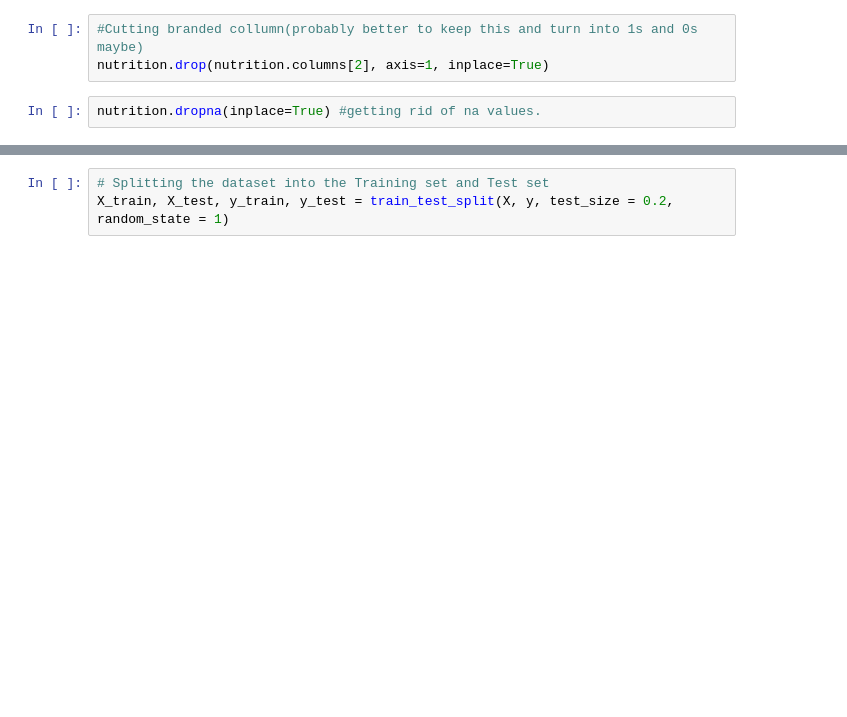
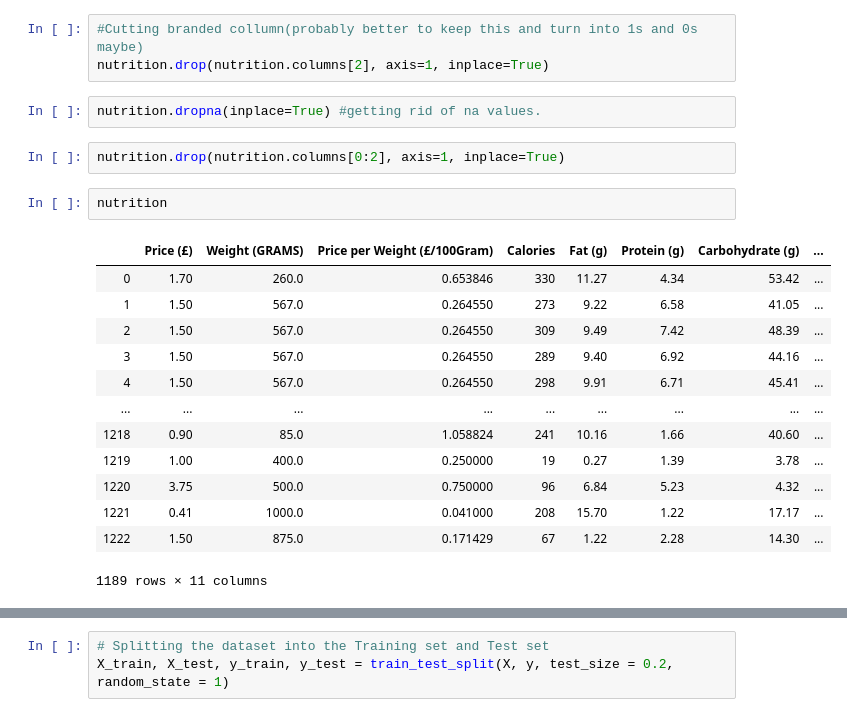
Before and after one commit to EMAT31530/green-team-repo-2, a Jupyter notebook: Neural_Networks/RG/3.Price-NN-Experimentation.ipynb, the cells around one changed output, grey strips where cells are left out. Saved outputs shown, nothing was run; the diff lists cells and outputs as text; blank space fills up the shorter version.

```diff
--- a/Neural_Networks/RG/3.Price-NN-Experimentation.ipynb
+++ b/Neural_Networks/RG/3.Price-NN-Experimentation.ipynb
@@ -49,3 +49,21 @@ nutrition
 nutrition.drop(nutrition.columns[2], axis=1, inplace=True)
 # %%
 nutrition.dropna(inplace=True) #getting rid of na values.
+# %%
+nutrition.drop(nutrition.columns[0:2], axis=1, inplace=True)
+# %%
+nutrition
+# %% [output]
+|  | Price (£) | Weight (GRAMS) | Price per Weight (£/100Gram) | Calories | Fat (g) | Protein (g) | Carbohydrate (g) | ... |
+| 0 | 1.70 | 260.0 | 0.653846 | 330 | 11.27 | 4.34 | 53.42 | ... |
+| 1 | 1.50 | 567.0 | 0.264550 | 273 | 9.22 | 6.58 | 41.05 | ... |
+| 2 | 1.50 | 567.0 | 0.264550 | 309 | 9.49 | 7.42 | 48.39 | ... |
+| 3 | 1.50 | 567.0 | 0.264550 | 289 | 9.40 | 6.92 | 44.16 | ... |
+| 4 | 1.50 | 567.0 | 0.264550 | 298 | 9.91 | 6.71 | 45.41 | ... |
+| ... | ... | ... | ... | ... | ... | ... | ... | ... |
+| 1218 | 0.90 | 85.0 | 1.058824 | 241 | 10.16 | 1.66 | 40.60 | ... |
+| 1219 | 1.00 | 400.0 | 0.250000 | 19 | 0.27 | 1.39 | 3.78 | ... |
+| 1220 | 3.75 | 500.0 | 0.750000 | 96 | 6.84 | 5.23 | 4.32 | ... |
+| 1221 | 0.41 | 1000.0 | 0.041000 | 208 | 15.70 | 1.22 | 17.17 | ... |
+| 1222 | 1.50 | 875.0 | 0.171429 | 67 | 1.22 | 2.28 | 14.30 | ... |
+1189 rows × 11 columns
```
Also changed, not shown: parts of 11 cells of this notebook, 1 other file.
